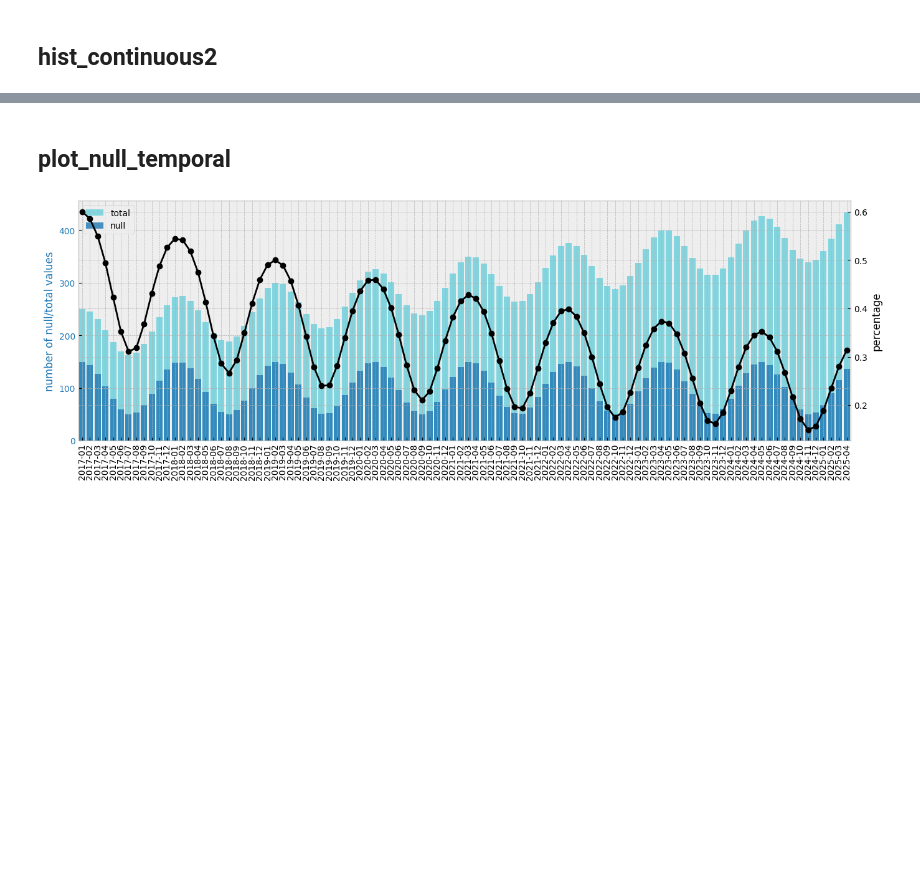
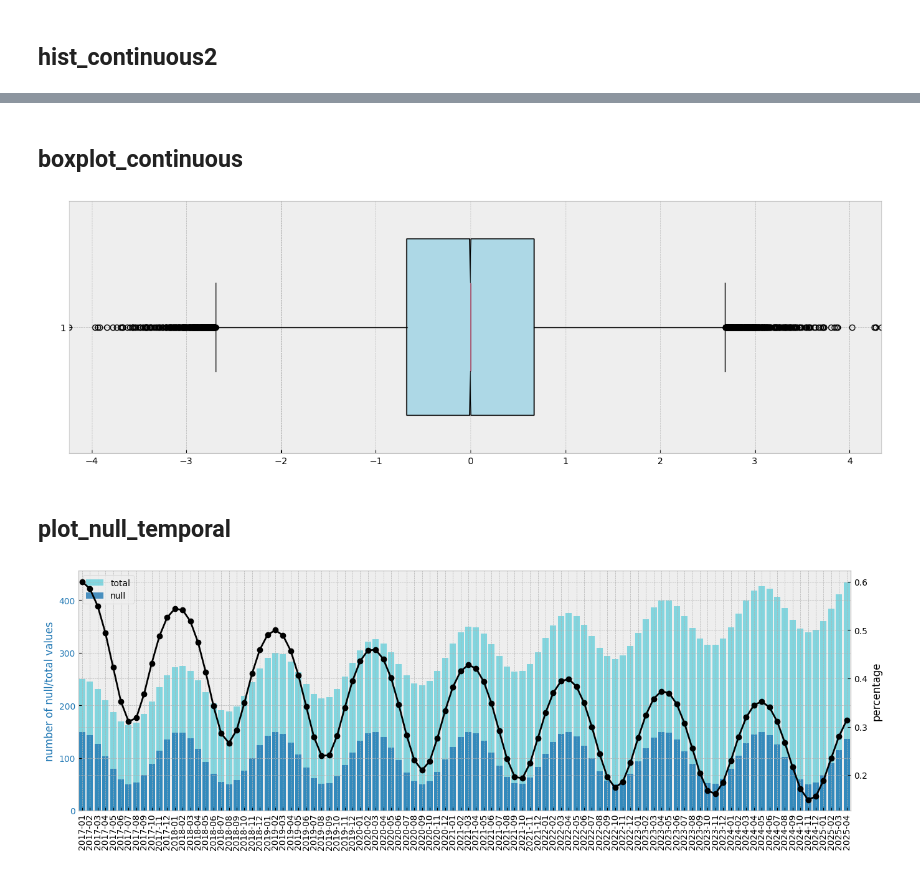
Before and after one commit to durandtibo/pandasx, a Jupyter notebook: notebooks/plot.ipynb, the cells around one changed output, grey strips where cells are left out. Drawn from its saved outputs; the diff is of its cells as text; code cells hidden in the pictures; blank space fills up the shorter version.

Commit message:
Add `boxplot_continuous` (#600)

```diff
--- a/notebooks/plot.ipynb
+++ b/notebooks/plot.ipynb
@@ -64,3 +64,11 @@ plot.hist_continuous2(ax=ax, array1=array1, array2=array2, nbins=201, density=Tr
+# %% [markdown]
+## boxplot_continuous
+# %%
+fig, ax = plt.subplots()
+array = rng.standard_normal(100000)
+plot.boxplot_continuous(ax=ax, array=array)
+# %% [output]
+[figure, added]
 # %% [markdown]
 ## plot_null_temporal
 # %%
```
Also changed, not shown: parts of 9 cells of this notebook, 3 other files.
